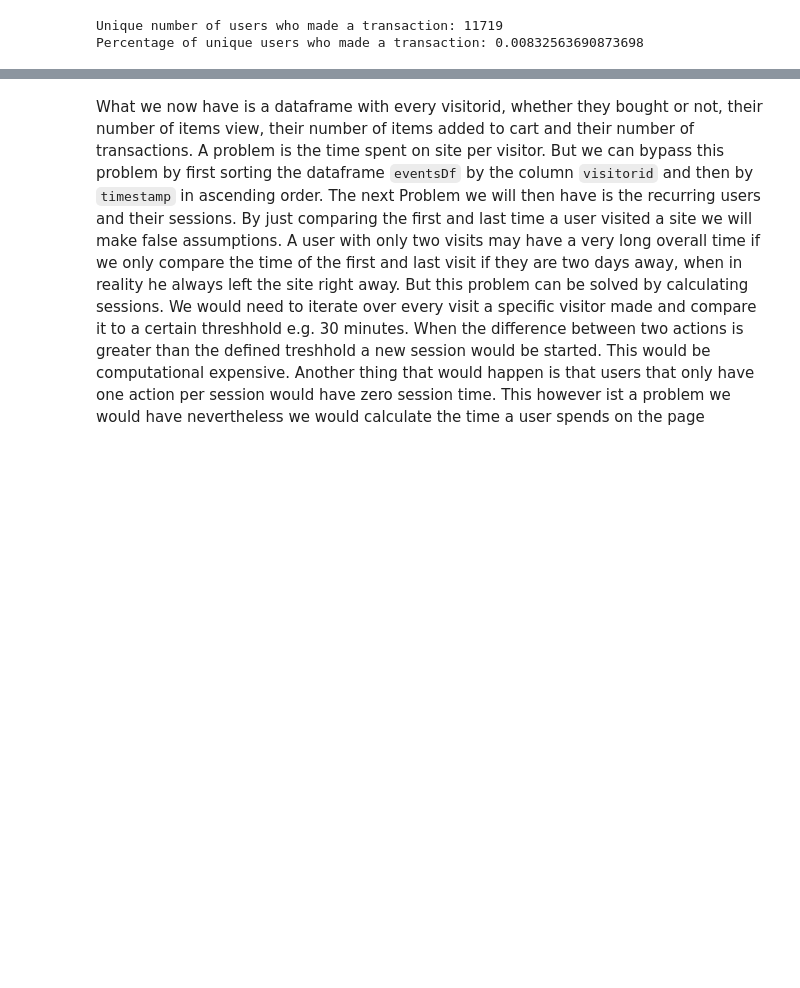
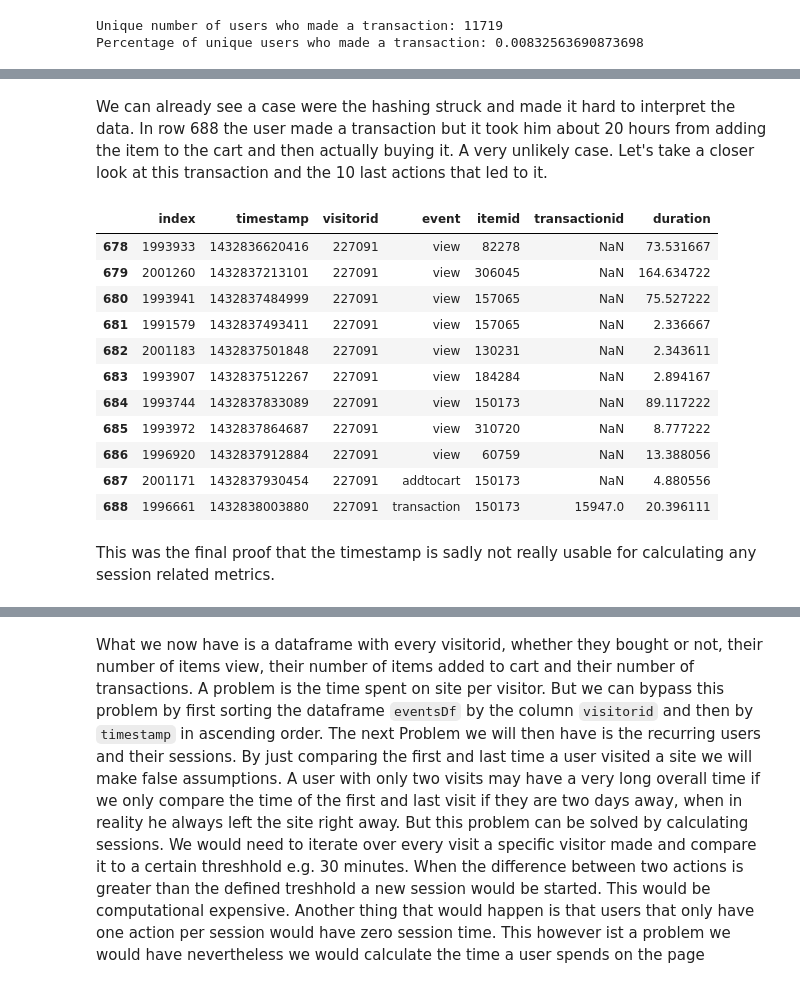
Before and after one commit to tinomerl/ecommerce-recommendation, a Jupyter notebook: ecommernce-user-behaviour.ipynb, the cells around one changed output, grey strips where cells are left out. Cells and saved outputs as stored; diff of their text form; code cells hidden in the pictures; blank space fills up the shorter version.

```diff
--- a/ecommernce-user-behaviour.ipynb
+++ b/ecommernce-user-behaviour.ipynb
@@ -224,0 +289,19 @@ Only 8.33% of the visitors made an actual transaction. That is a small number we
+# %% [markdown]
+We can already see a case were the hashing struck and made it hard to interpret the data. In row 688 the user made a transaction but it took him about 20 hours from adding the item to the cart and then actually buying it. A very unlikely case. Let's take a closer look at this transaction and the 10 last actions that led to it.
+# %%
+sampleDf[678:689]
+# %% [output]
+|  | index | timestamp | visitorid | event | itemid | transactionid | duration |
+| 678 | 1993933 | 1432836620416 | 227091 | view | 82278 | NaN | 73.531667 |
+| 679 | 2001260 | 1432837213101 | 227091 | view | 306045 | NaN | 164.634722 |
+| 680 | 1993941 | 1432837484999 | 227091 | view | 157065 | NaN | 75.527222 |
+| 681 | 1991579 | 1432837493411 | 227091 | view | 157065 | NaN | 2.336667 |
+| 682 | 2001183 | 1432837501848 | 227091 | view | 130231 | NaN | 2.343611 |
+| 683 | 1993907 | 1432837512267 | 227091 | view | 184284 | NaN | 2.894167 |
+| 684 | 1993744 | 1432837833089 | 227091 | view | 150173 | NaN | 89.117222 |
+| 685 | 1993972 | 1432837864687 | 227091 | view | 310720 | NaN | 8.777222 |
+| 686 | 1996920 | 1432837912884 | 227091 | view | 60759 | NaN | 13.388056 |
+| 687 | 2001171 | 1432837930454 | 227091 | addtocart | 150173 | NaN | 4.880556 |
+| 688 | 1996661 | 1432838003880 | 227091 | transaction | 150173 | 15947.0 | 20.396111 |
+# %% [markdown]
+This was the final proof that the timestamp is sadly not really usable for calculating any session related metrics.
```
Also changed, not shown: parts of 18 cells of this notebook.
